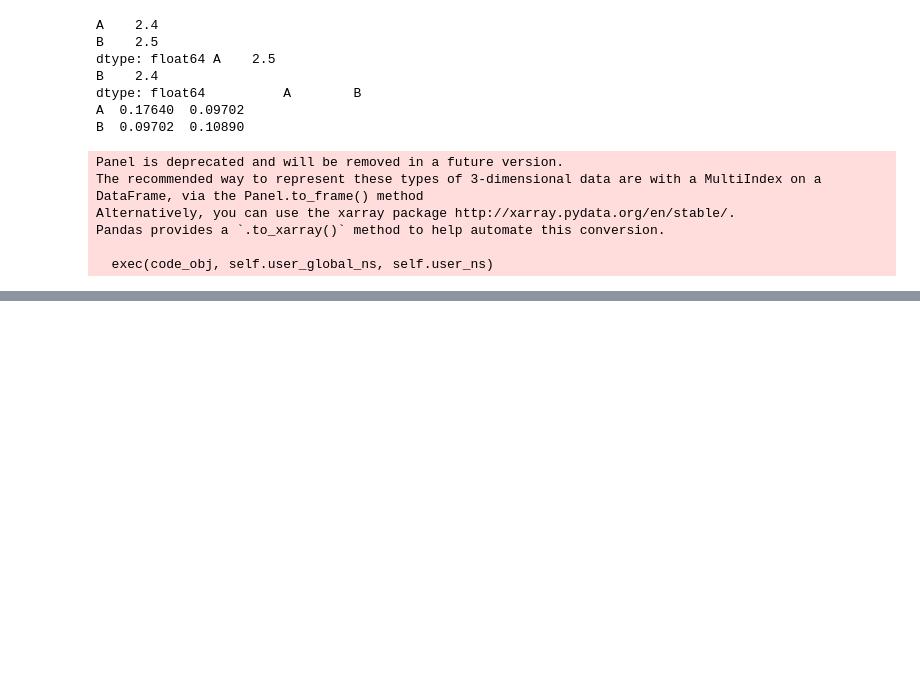
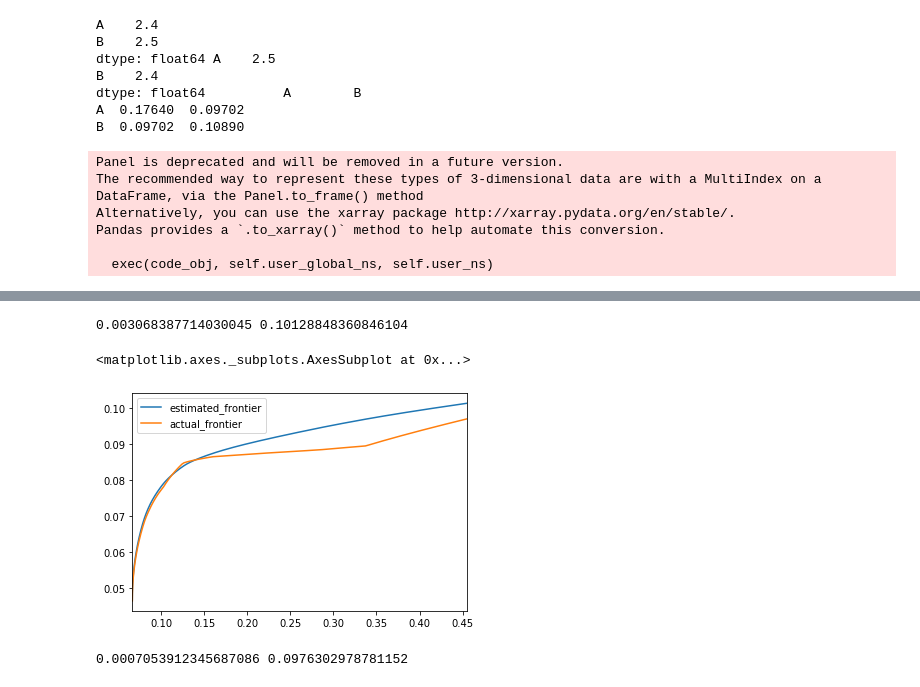
Before and after one commit to Casey1203/axioma-paper, a Jupyter notebook: rbo.ipynb, the cells around one changed output, grey strips where cells are left out. Cells and saved outputs as stored; diff of their text form; code cells hidden in the pictures; blank space fills up the shorter version.

```diff
--- a/rbo.ipynb
+++ b/rbo.ipynb
@@ -123,0 +163,45 @@ pd.Series(index=x, data=y).plot()
+# %%
+market_value = 1.
+current_price = pd.Series(index=equity_list, data=1.)
+resolution = 1000
+param = {
+    'asset_list': equity_list,
+    'alpha_series': alpha_1, # estimated alpha
+    'asset_ret_cov': cov_df,
+    'market_value': market_value,
+    'current_price': current_price,
+    'solver': cvx.MOSEK
+}
+# %%
+eff_front = EfficientFrontier(param)
+eff_front.initialize()
+print(eff_front.min_return, eff_front.max_return)
+# %% [output]
+0.003068387714030045 0.10128848360846104
+# %%
+estimated_frontier_list = eff_front.get_efficient_frontier(resolution)
+# %%
+portfolio_list = [x['expected_weight'] for x in estimated_frontier_list]
+result_list = ShowEfficientFrontier(portfolio_list, alpha_1, cov_df).show_frontier()
+y = [x['exante_return'] for x in result_list]
+x = [x['exante_risk'] for x in result_list]
+estimated_frontier = pd.Series(index=x, data=y, name='estimated_frontier')
+# estimated_frontier.plot()
+
+portfolio_list = [x['expected_weight'] for x in estimated_frontier_list]
+result_list = ShowEfficientFrontier(portfolio_list, alpha_true, cov_df).show_frontier()
+y = [x['exante_return'] for x in result_list]
+x = [x['exante_risk'] for x in result_list]
+actual_frontier = pd.Series(index=x, data=y, name='actual_frontier')
+# actual_frontier.plot()
+
+pd.concat([estimated_frontier, actual_frontier], axis=1).interpolate().plot()
+# %% [output]
+<matplotlib.axes._subplots.AxesSubplot at 0x...>
+[figure, added]
+# %%
+eff_front.set_alpha_series(alpha_true)
+eff_front.initialize()
+print(eff_front.min_return, eff_front.max_return)
+# %% [output]
+0.0007053912345687086 0.0976302978781152
```
Also changed, not shown: parts of 22 cells of this notebook, 5 other files.
